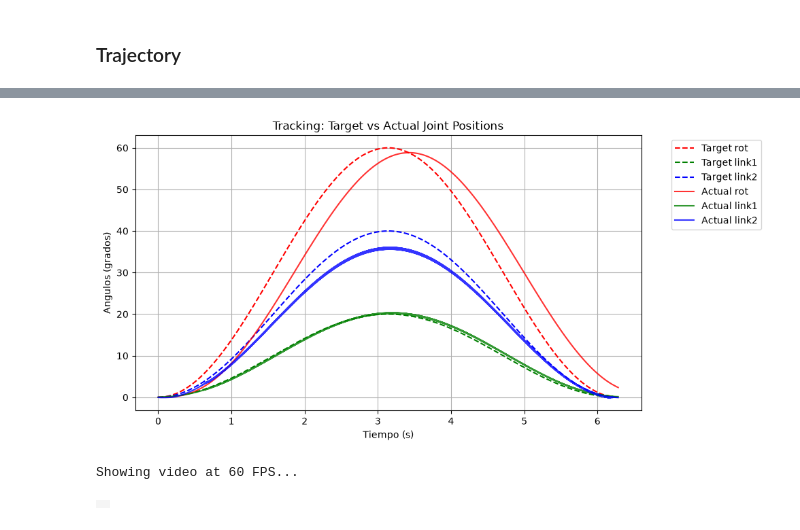
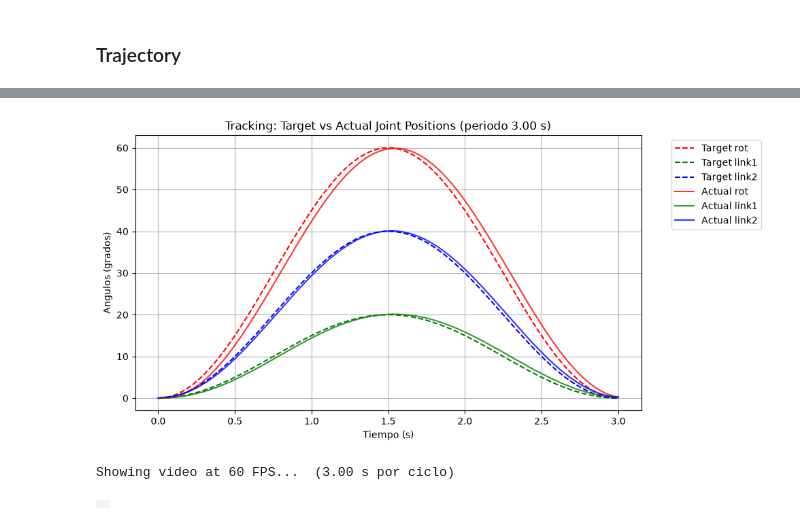
Before and after one commit to andrademarique-cpu/preERP, a Jupyter notebook: notebooks/mypalletizer260EKF.ipynb, the cells around one changed output, grey strips where cells are left out. Drawn from its saved outputs; the diff is of its cells as text; code cells hidden in the pictures.

```diff
--- a/notebooks/mypalletizer260EKF.ipynb
+++ b/notebooks/mypalletizer260EKF.ipynb
@@ -100,17 +139,12 @@ plt.legend(["rot","link1","link2"])
 # %%
-# --- 1. Trajectory Setup & Generation ---
+# --- 1. Simulacion y video de la MISMA trayectoria armada arriba ---
 video_fps = 60                     # Target FPS for the output video
 
-q_target = []
-qd_target = []
-
-for i in t:
-    q_target.append(np.sin(i - np.pi / 2) * amplitudes + amplitudes)
-    qd_target.append(amplitudes * np.cos(i - np.pi / 2))
-
-# Convert to numpy arrays so slicing [:, 0] works in the plot later
-q_target = np.array(q_target)
-qd_target = np.array(qd_target)
+# Aca habia una SEGUNDA copia de la generacion de la trayectoria. La saque:
+# regeneraba q_target con w = 1 rad/s fijo, asi que cambiar PERIODO_S en la
+# celda de arriba no tenia ningun efecto -- esta celda lo pisaba con la version
+# lenta y el video salia igual de lento, sin ninguna senal de por que.
+# q_target / qd_target vienen de la celda anterior y son la unica definicion.
 
 # --- 2. Simulation Setup ---
 # Reset to 'home' keyframe initial position
@@ -140,35 +174,38 @@ for i in range(n_samples):
         renderer.update_scene(data, camera="tracking_cam")
         frames.append(renderer.render())
         last_render_time = data.time
 
 qpos_log = np.array(qpos_log)
 
 # --- 4. Plot Target vs Actual qpos ---
 plt.figure(figsize=(10, 5))
 
 # Target Joint Angles
 plt.plot(t, np.rad2deg(q_target[:, 0]), 'r--', label="Target rot")
 plt.plot(t, np.rad2deg(q_target[:, 1]), 'g--', label="Target link1")
 plt.plot(t, np.rad2deg(q_target[:, 2]), 'b--', label="Target link2")
 
 # Actual Joint Angles
 plt.plot(t, np.rad2deg(qpos_log[:, 0]), 'r-', alpha=0.8, label="Actual rot")
 plt.plot(t, np.rad2deg(qpos_log[:, 1]), 'g-', alpha=0.8, label="Actual link1")
 plt.plot(t, np.rad2deg(qpos_log[:, 2]), 'b-', alpha=0.8, label="Actual link2")
 
 plt.grid(True)
 plt.ylabel("Angulos (grados)")
 plt.xlabel("Tiempo (s)")
-plt.title("Tracking: Target vs Actual Joint Positions")
+plt.title(f"Tracking: Target vs Actual Joint Positions (periodo {PERIODO_S:.2f} s)")
 plt.legend(bbox_to_anchor=(1.05, 1), loc='upper left')
 plt.tight_layout()
 plt.show()
 
 # --- 5. Show Video via Mediapy ---
-print(f"Showing video at {video_fps} FPS...")
+# El video sale en TIEMPO REAL: se captura un frame cada 1/60 s de tiempo de
+# simulacion y se reproduce a 60 fps. Asi que lo que se ve en el video es la
+# velocidad que va a tener el brazo -- ese es el punto de comparacion.
+print(f"Showing video at {video_fps} FPS...  ({PERIODO_S:.2f} s por ciclo)")
 media.show_video(frames, fps=video_fps)
 renderer.close()
 # %% [output]
-[figure, old version]
+[figure, new version]
-Showing video at 60 FPS...
+Showing video at 60 FPS...  (3.00 s por ciclo)
 |  |
```
Also changed, not shown: parts of 10 cells of this notebook, 2 other files.
